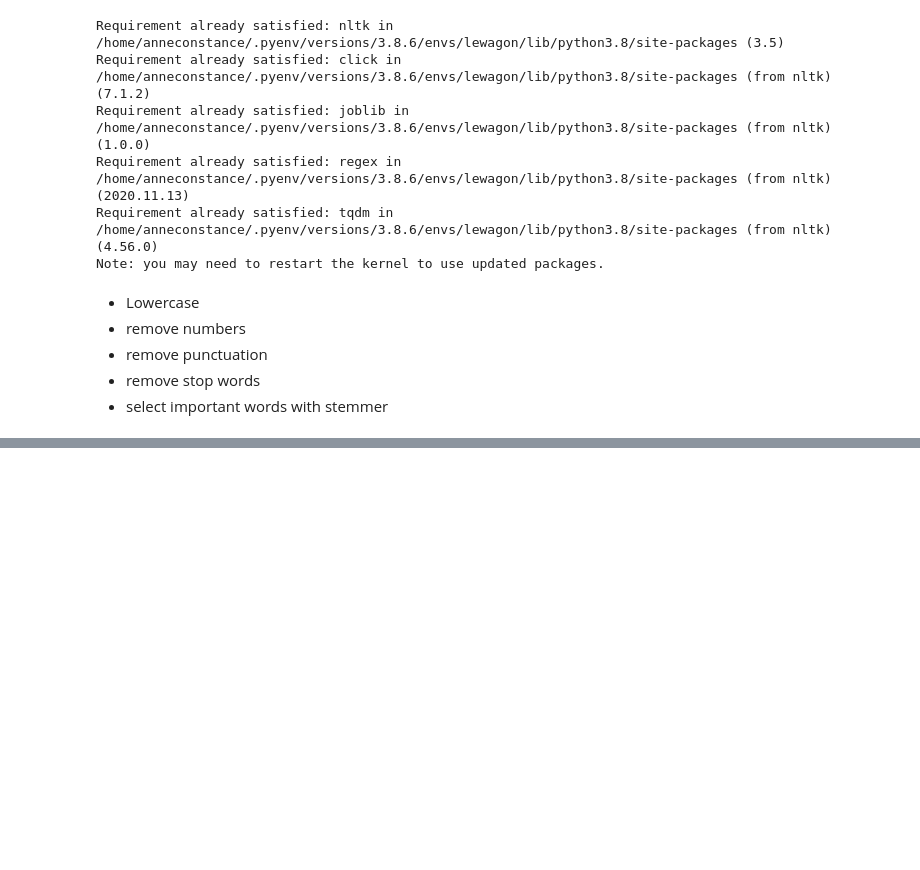
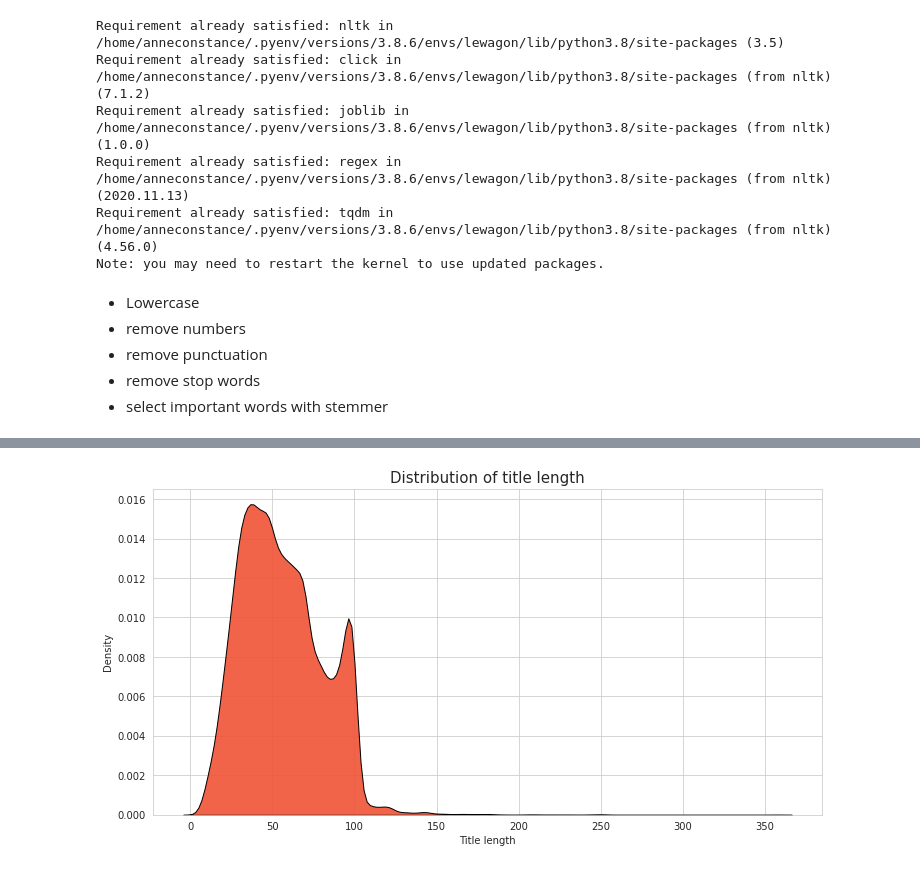
Before and after one commit to migasar/kaggle-wagon552-shopee, a Jupyter notebook: notebooks/AnneC_data_study.ipynb, the cells around one changed output, grey strips where cells are left out. Cells and saved outputs as stored; diff of their text form; code cells hidden in the pictures; blank space fills up the shorter version.

```diff
--- a/notebooks/AnneC_data_study.ipynb
+++ b/notebooks/AnneC_data_study.ipynb
@@ -151,4 +196,4 @@ max(img_size_df[1]), min(img_size_df[1])
 sizes_set = set(img_size_df[0])
 def sizes_ratio():
     for size in sizes_set:
-        return img_size_df[0].value_counts()/len(df['image'])*100
+        return img_size_df[0].value_counts()/len(train_df['image'])*100
@@ -280,0 +404,12 @@ Note: you may need to restart the kernel to use updated packages.
+# %%
+# Plot titles length distribution
+sns.set_style("whitegrid")
+plt.figure(figsize = (12, 6))
+plt.title('Distribution of title length', fontsize = '15')
+sns.kdeplot(train_df['title'].apply(lambda x: len(x)), fill = True,
+            color = '#f15335',
+            edgecolor = 'black', alpha = 0.9)
+plt.xlabel('Title length')
+plt.show();
+# %% [output]
+[figure, added]
```
Also changed, not shown: parts of 46 cells of this notebook.
